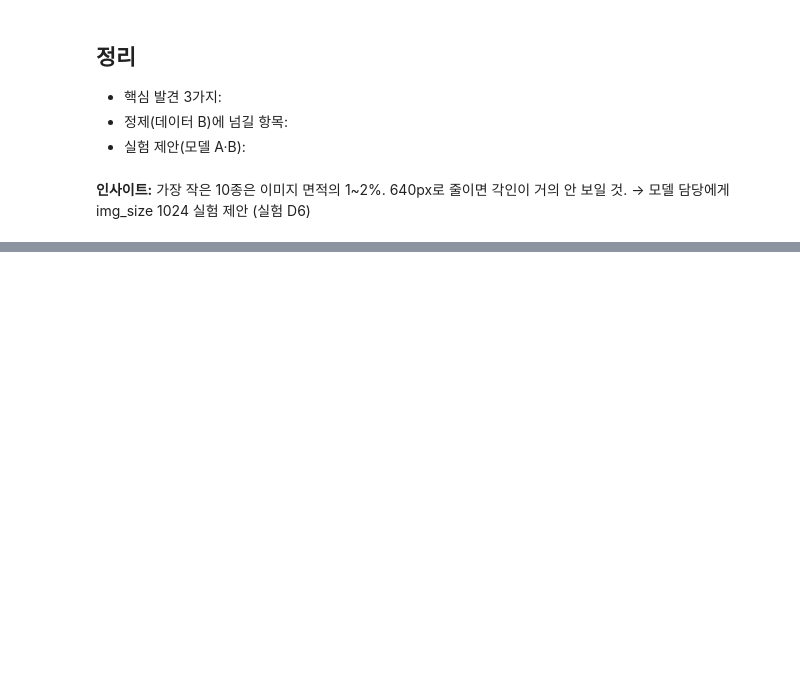
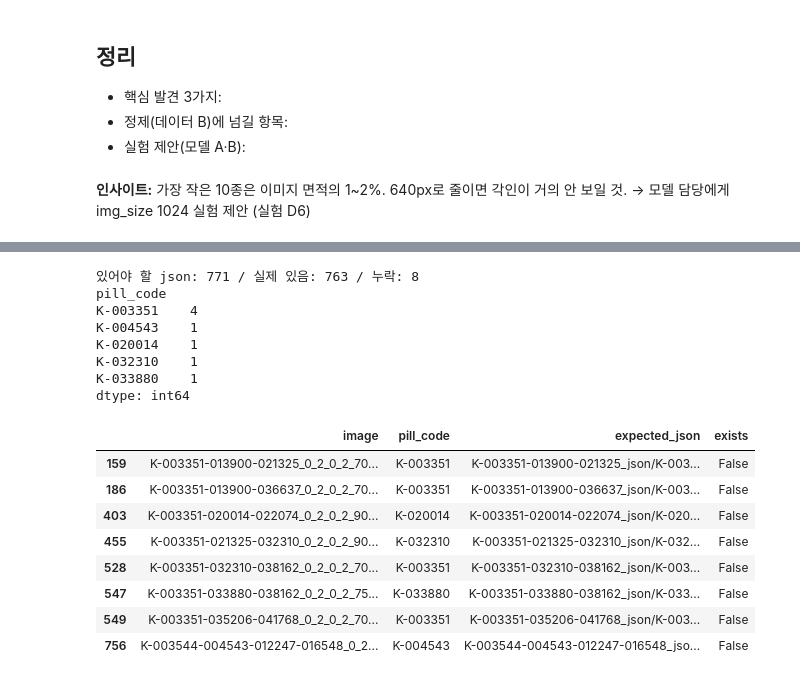
Before and after one commit to part2team1/YacssoK, a Jupyter notebook: notebooks/01_eda.ipynb, the cells around one changed output, grey strips where cells are left out. Saved outputs shown, nothing was run; the diff lists cells and outputs as text; code cells hidden in the pictures; blank space fills up the shorter version.

```diff
--- a/notebooks/01_eda.ipynb
+++ b/notebooks/01_eda.ipynb
@@ -199,0 +274,42 @@ plt.show()
+# %%
+
+from pathlib import Path
+import pandas as pd
+
+ROOT = Path.home() / 'Desktop/Beginner_Project/YacssoK/data/raw'
+ANN_ROOT = ROOT / 'train_annotations'
+IMG_ROOT = ROOT / 'train_images'          # <- 이미지 폴더 이름 확인
+
+# 이미지마다 "있어야 할 json 경로"를 만들어서 실제로 있는지 확인
+rows = []
+for img in sorted(IMG_ROOT.rglob('*.png')):
+    combo = img.stem.split('_')[0]                    # 'K-003351-032310-038162'
+    for code in combo.split('-')[1:]:                 # ['003351', '032310', '038162']
+        jp = ANN_ROOT / f'{combo}_json' / f'K-{code}' / f'{img.stem}.json'
+        rows.append({'image': img.name, 'pill_code': f'K-{code}',
+                     'expected_json': str(jp.relative_to(ANN_ROOT)), 'exists': jp.exists()})
+
+exp = pd.DataFrame(rows)
+missing = exp[~exp['exists']]
+print('있어야 할 json:', len(exp), '/ 실제 있음:', exp['exists'].sum(), '/ 누락:', len(missing))
+print(missing.groupby('pill_code').size().sort_values(ascending=False).head(10))   # 어떤 약이 많이 빠졌나
+missing.to_csv(ROOT / 'missing_json.csv', index=False, encoding='utf-8-sig')
+missing.head(20)
+# %% [output]
+있어야 할 json: 771 / 실제 있음: 763 / 누락: 8
+pill_code
+K-003351    4
+K-004543    1
+K-020014    1
+K-032310    1
+K-033880    1
+dtype: int64
+|  | image | pill_code | expected_json | exists |
+| 159 | K-003351-013900-021325_0_2_0_2_70... | K-003351 | K-003351-013900-021325_json/K-003... | False |
+| 186 | K-003351-013900-036637_0_2_0_2_70... | K-003351 | K-003351-013900-036637_json/K-003... | False |
+| 403 | K-003351-020014-022074_0_2_0_2_90... | K-020014 | K-003351-020014-022074_json/K-020... | False |
+| 455 | K-003351-021325-032310_0_2_0_2_90... | K-032310 | K-003351-021325-032310_json/K-032... | False |
+| 528 | K-003351-032310-038162_0_2_0_2_70... | K-003351 | K-003351-032310-038162_json/K-003... | False |
+| 547 | K-003351-033880-038162_0_2_0_2_75... | K-033880 | K-003351-033880-038162_json/K-033... | False |
+| 549 | K-003351-035206-041768_0_2_0_2_70... | K-003351 | K-003351-035206-041768_json/K-003... | False |
+| 756 | K-003544-004543-012247-016548_0_2... | K-004543 | K-003544-004543-012247-016548_jso... | False |
```
Also changed, not shown: parts of 3 cells of this notebook, 22 other files.
